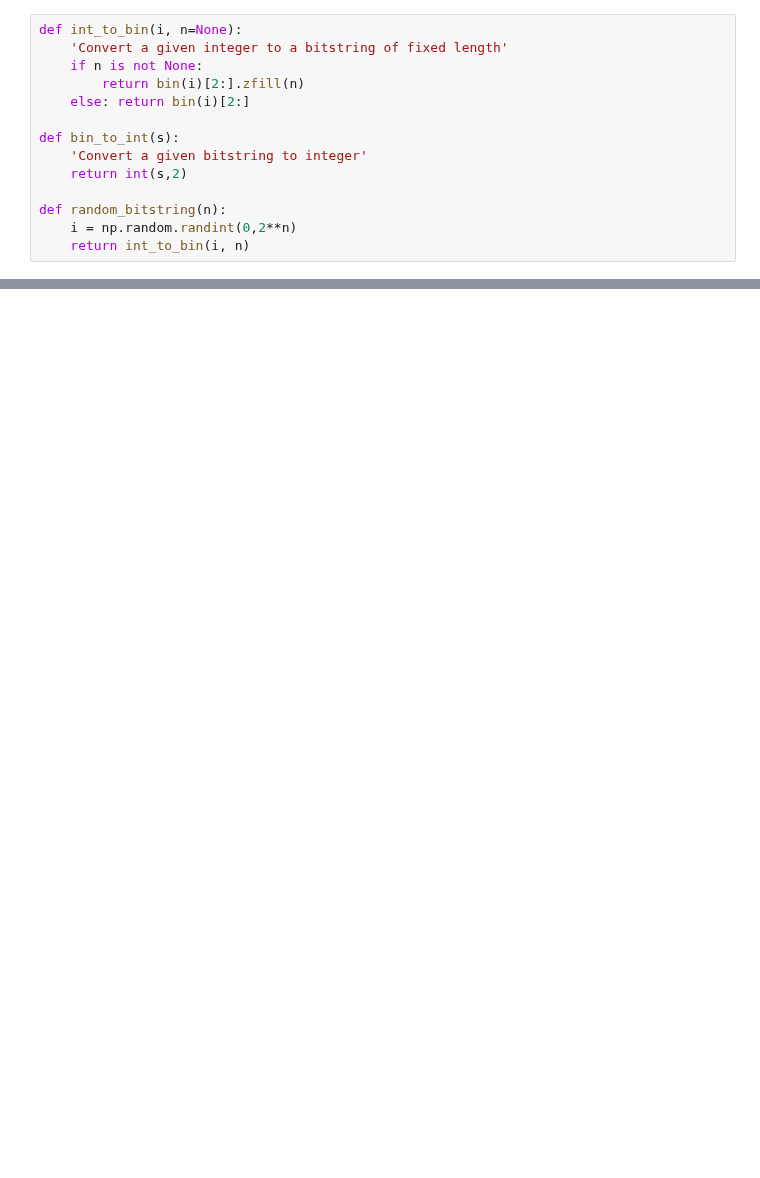
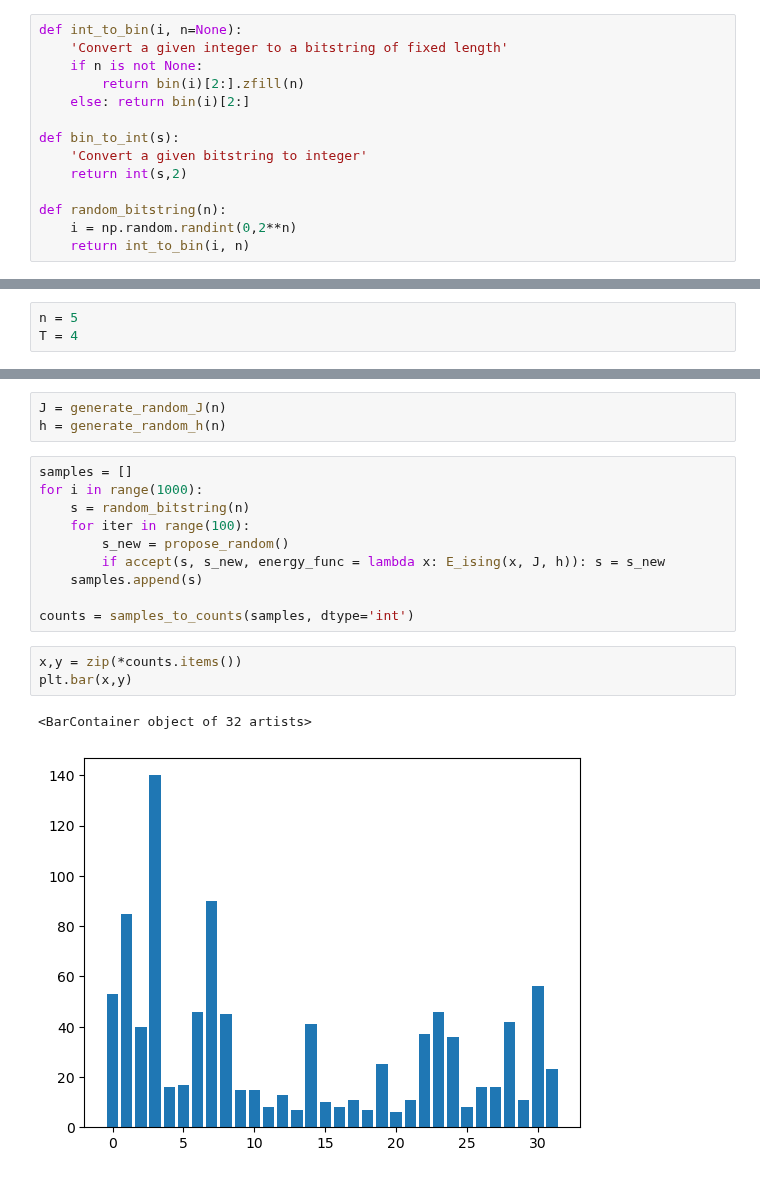
Before and after one commit to petr-ivashkov/quantum-mcmc, a Jupyter notebook: script.ipynb, the cells around one changed output, grey strips where cells are left out. Saved outputs shown, nothing was run; the diff lists cells and outputs as text; blank space fills up the shorter version.

```diff
--- a/script.ipynb
+++ b/script.ipynb
@@ -58,0 +78,3 @@ plt.hist(integer_samples)
+# %%
+n = 5
+T = 4
@@ -58,0 +113,19 @@ plt.hist(integer_samples)
+# %%
+J = generate_random_J(n)
+h = generate_random_h(n)
+# %%
+samples = []
+for i in range(1000):
+    s = random_bitstring(n)
+    for iter in range(100):
+        s_new = propose_random()
+        if accept(s, s_new, energy_func = lambda x: E_ising(x, J, h)): s = s_new
+    samples.append(s)
+
+counts = samples_to_counts(samples, dtype='int')
+# %%
+x,y = zip(*counts.items())
+plt.bar(x,y)
+# %% [output]
+<BarContainer object of 32 artists>
+[figure, added]
```
Also changed, not shown: parts of 23 cells of this notebook.
